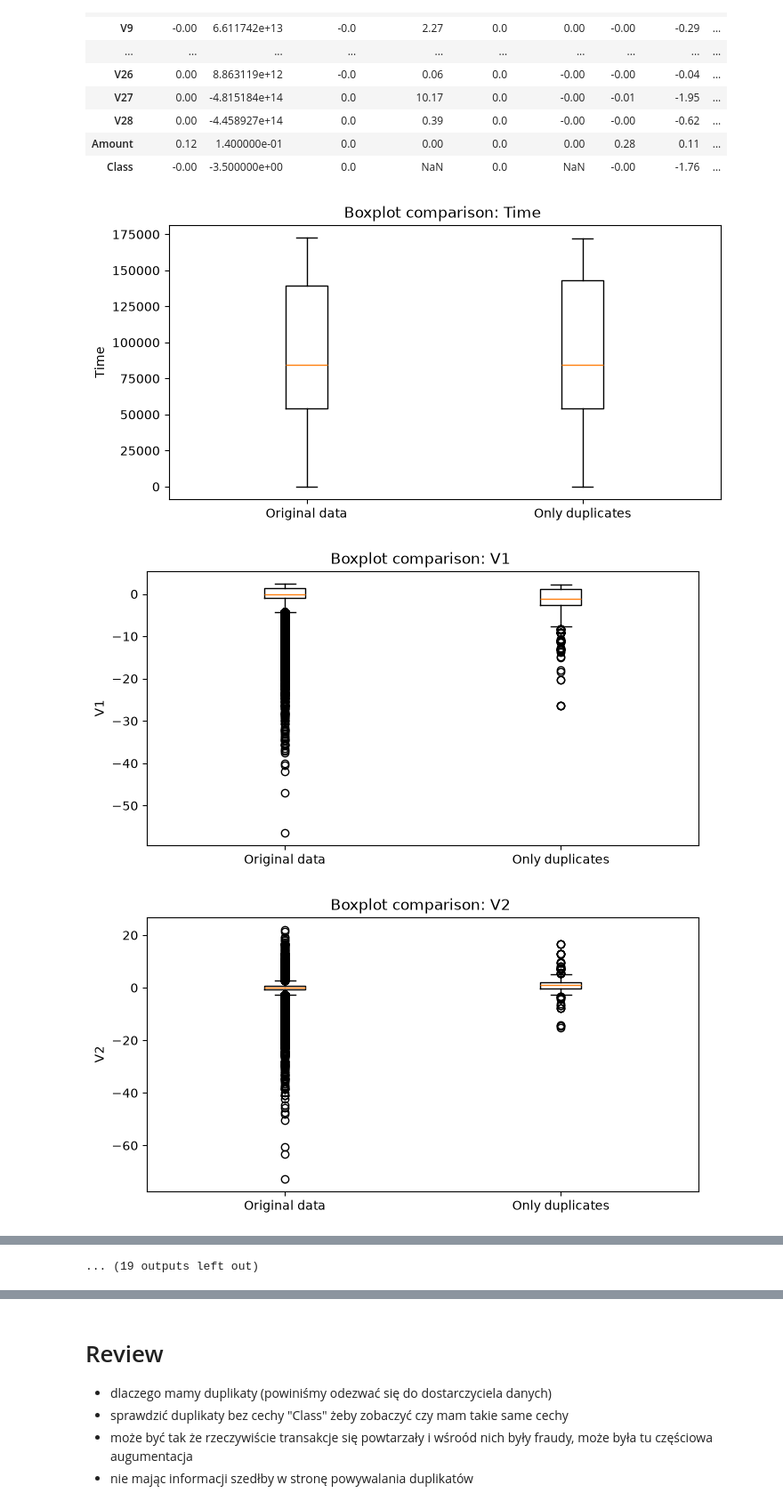
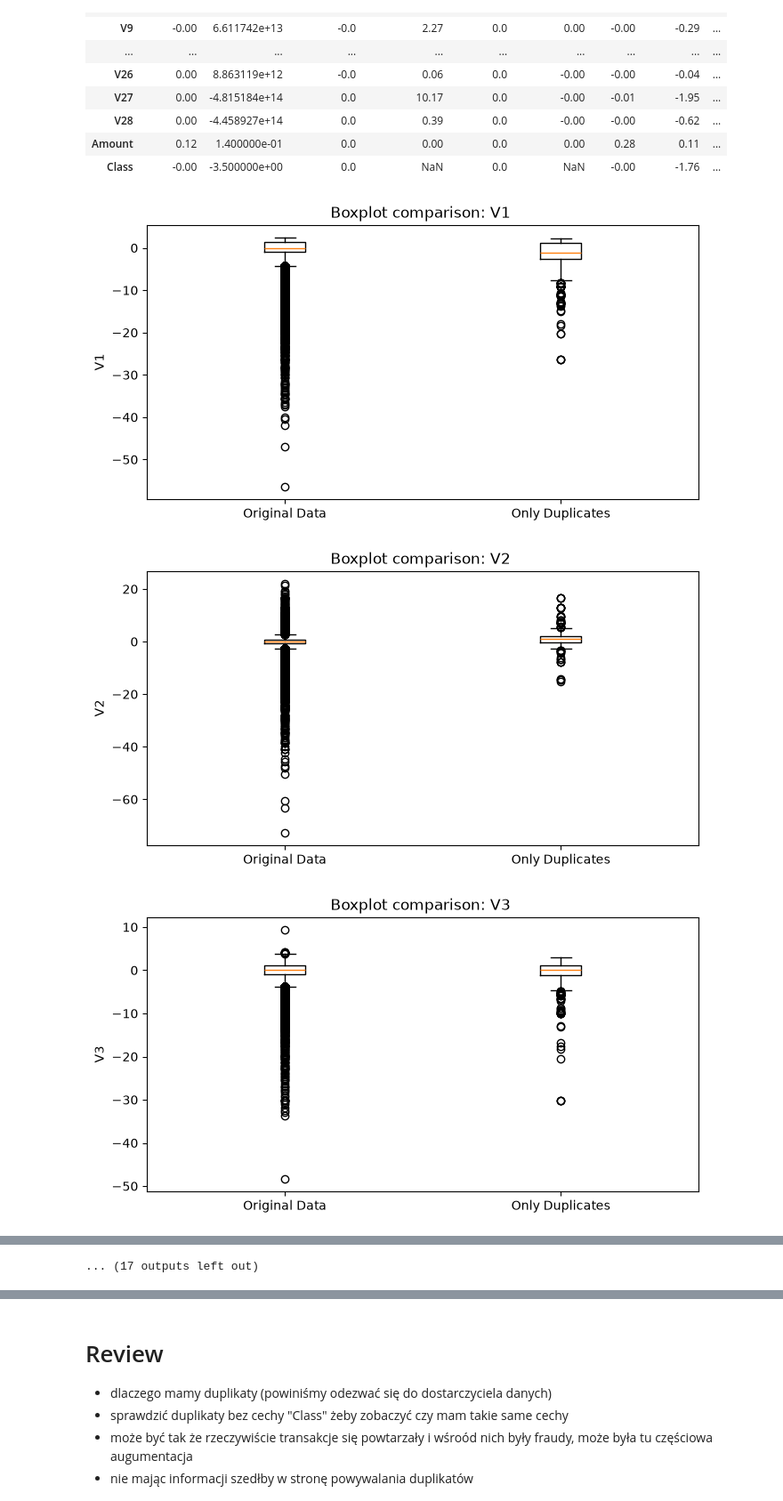
Before and after one commit to piotruxD/Credit-Fraud-Detection, a Jupyter notebook: credit_fraud.ipynb, the cells around one changed output, grey strips where cells are left out. Shown at 89% size. Cells and saved outputs as stored; diff of their text form; code cells hidden in the pictures.

```diff
--- a/credit_fraud.ipynb
+++ b/credit_fraud.ipynb
@@ -208,23 +208,45 @@ display(data_summary_comparison_beetween_data_summary_df_and_no_duplicates_df)
 | Class | -0.00 | -3.500000e+00 | 0.0 | NaN | 0.0 | NaN | -0.00 | -1.76 | ... |
 # %%
 #9. Boxplot chart for all data and only duplicates
+
+def boxplot_comparison(df_1, df_2, column_drop:list=False, boxplot_df_1_title="df_1", boxplot_df_2_title="df_2"):
+
+    if column_drop:
+        if type(column_drop) is not list:
+                raise TypeError("column_drop must be a list of column names to drop from both dataframes.")
+
+        for col in column_drop:
+            if col not in df_1.columns or col not in df_2.columns:
+                raise KeyError(f"Column '{col}' not found in one or both of the dataframes.")
+            df_1 = df_1.drop(columns=[col])
+            df_2=df_2.drop(columns=[col])
+
+    for col in df_1.columns:
+        plt.figure(figsize=(8, 4))
+
+        plt.boxplot(
+            [
+                df_1[col],
+                df_2[col]
+            ],
+            tick_labels=[boxplot_df_1_title, boxplot_df_2_title]
+        )
+
+        plt.title(f"Boxplot comparison: {col} ")
+        plt.ylabel(col)
+        plt.show()
+
+
 credit_card_data_only_duplicates = credit_card_data[credit_card_data.duplicated()]
 
-for col in credit_card_data.columns:
-    plt.figure(figsize=(8, 4))
-
-    plt.boxplot(
-        [
-            credit_card_data[col],
-            credit_card_data_only_duplicates[col]
-        ],
-        tick_labels=["Original data", "Only duplicates"]
-    )
-
-    plt.title(f"Boxplot comparison: {col} ")
-    plt.ylabel(col)
-    plt.show()
+comparison_orginal_data_and_only_duplicates = boxplot_comparison(
+     credit_card_data,
+     credit_card_data_only_duplicates,
+     column_drop=["Class", "Time"],
+     boxplot_df_1_title="Original Data",
+     boxplot_df_2_title="Only Duplicates"
+)
 # %% [output]
-[figure, old version]
+[figure, new version]
-[figure, old version]
+[figure, new version]
-[figure, old version]
+[figure, new version]
@@ -240 +262 @@ for col in credit_card_data.columns:
-... (19 outputs left out)
+... (17 outputs left out)
```
Also changed, not shown: parts of 3 cells of this notebook.
